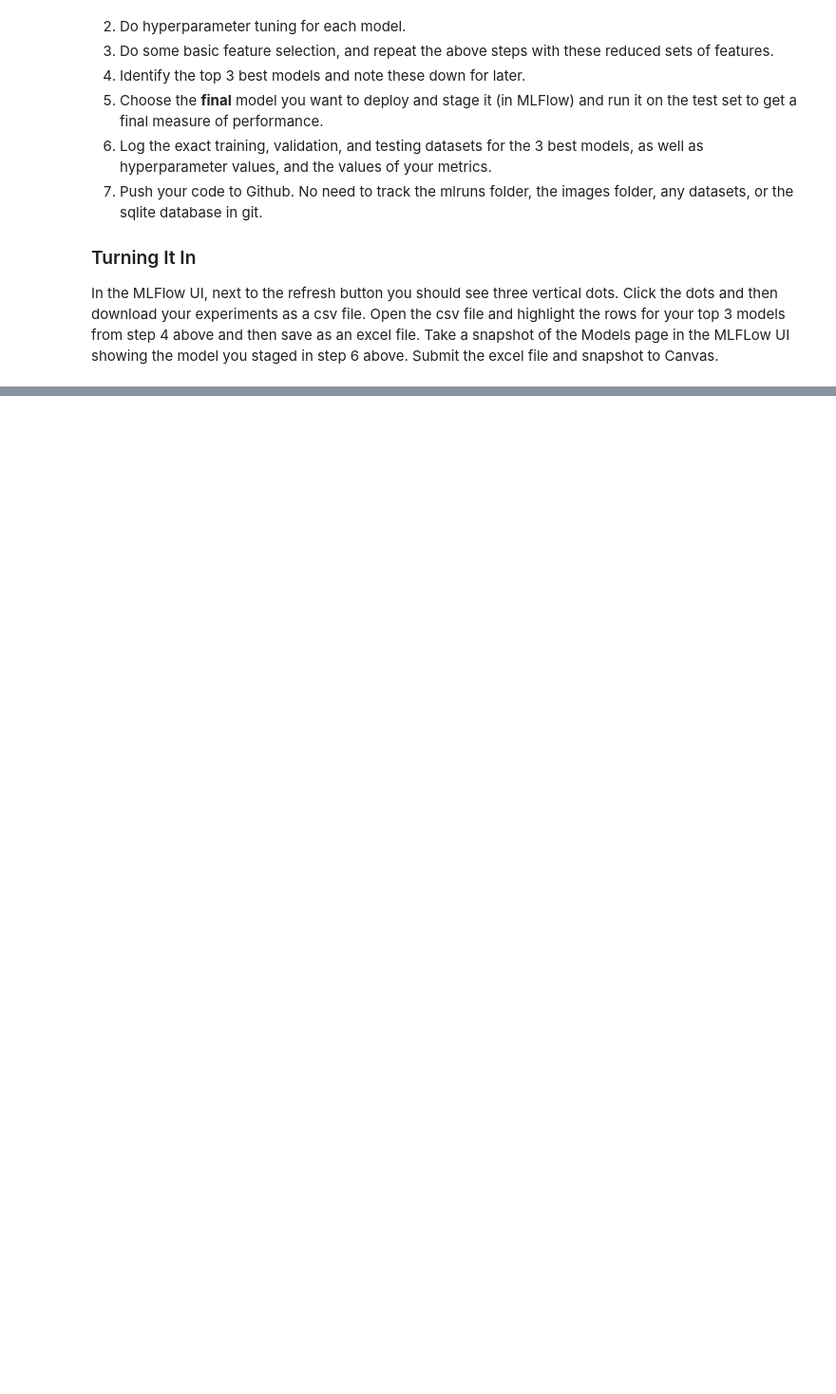
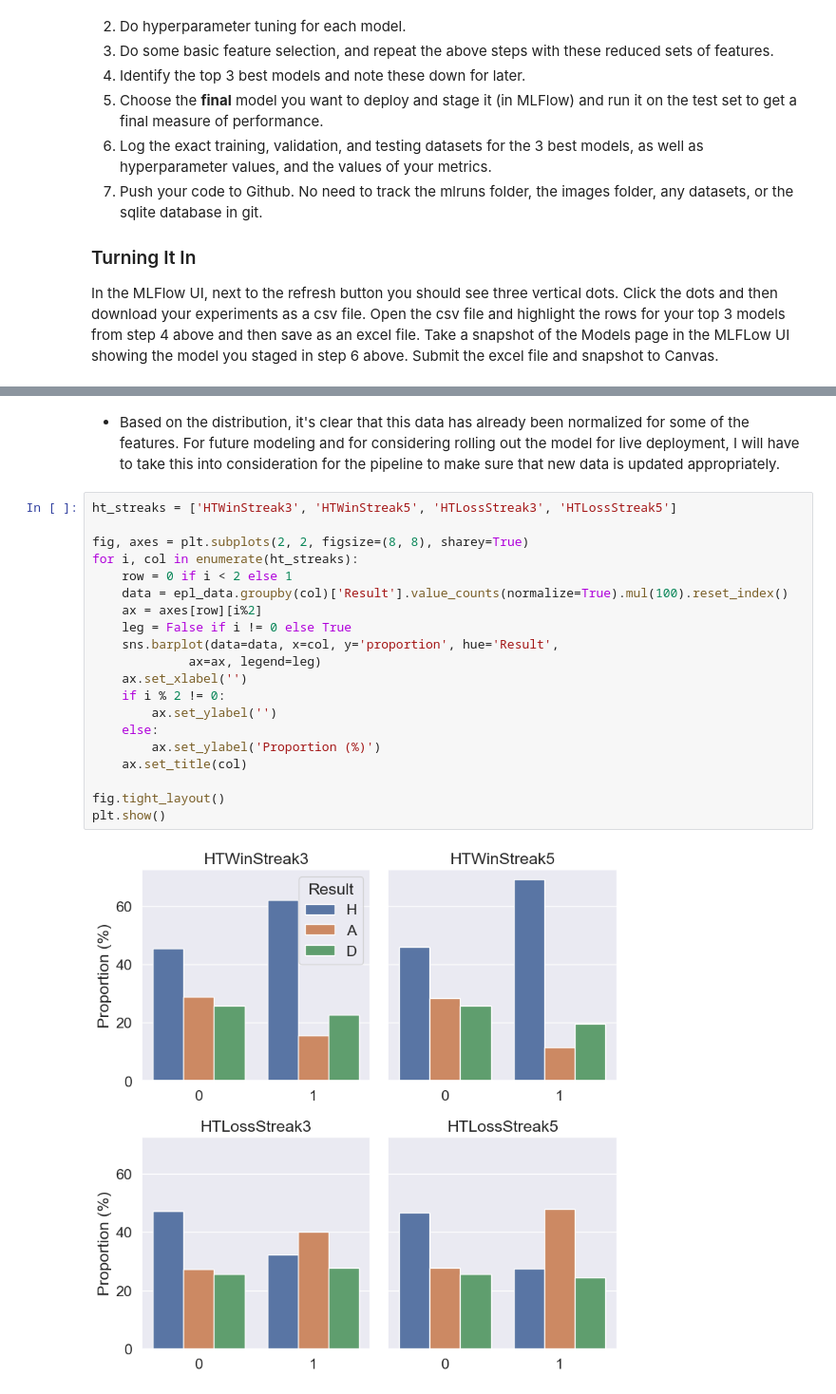
Before and after one commit to cwbennie/MLOps, a Jupyter notebook: Labs/Lab_2_exp_tracking_local.ipynb, the cells around one changed output, grey strips where cells are left out. Shown: that part at 95% size. Drawn from its saved outputs; the diff is of its cells as text; blank space fills up the shorter version.

```diff
--- a/Labs/Lab_2_exp_tracking_local.ipynb
+++ b/Labs/Lab_2_exp_tracking_local.ipynb
@@ -418,0 +577,24 @@ In the MLFlow UI, next to the refresh button you should see three vertical dots.
+# %% [markdown]
+- Based on the distribution, it's clear that this data has already been normalized for some of the features. For future modeling and for considering rolling out the model for live deployment, I will have to take this into consideration for the pipeline to make sure that new data is updated appropriately.
+# %%
+ht_streaks = ['HTWinStreak3', 'HTWinStreak5', 'HTLossStreak3', 'HTLossStreak5']
+
+fig, axes = plt.subplots(2, 2, figsize=(8, 8), sharey=True)
+for i, col in enumerate(ht_streaks):
+	row = 0 if i < 2 else 1
+	data = epl_data.groupby(col)['Result'].value_counts(normalize=True).mul(100).reset_index()
+	ax = axes[row][i%2]
+	leg = False if i != 0 else True
+	sns.barplot(data=data, x=col, y='proportion', hue='Result',
+			 ax=ax, legend=leg)
+	ax.set_xlabel('')
+	if i % 2 != 0:
+		ax.set_ylabel('')
+	else:
+		ax.set_ylabel('Proportion (%)')
+	ax.set_title(col)
+
+fig.tight_layout()
+plt.show()
+# %% [output]
+[figure, added]
```
Also changed, not shown: parts of 27 cells of this notebook.
